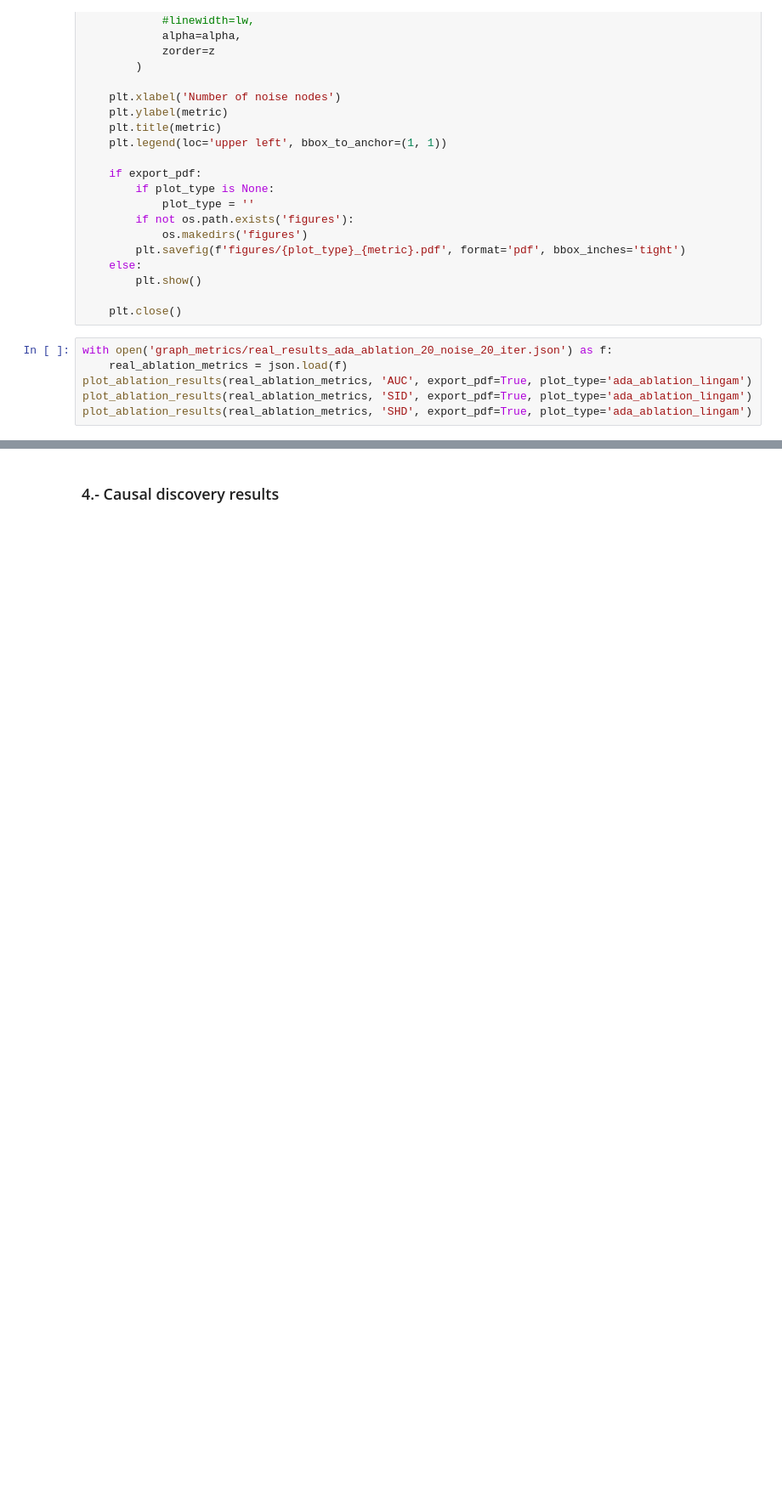
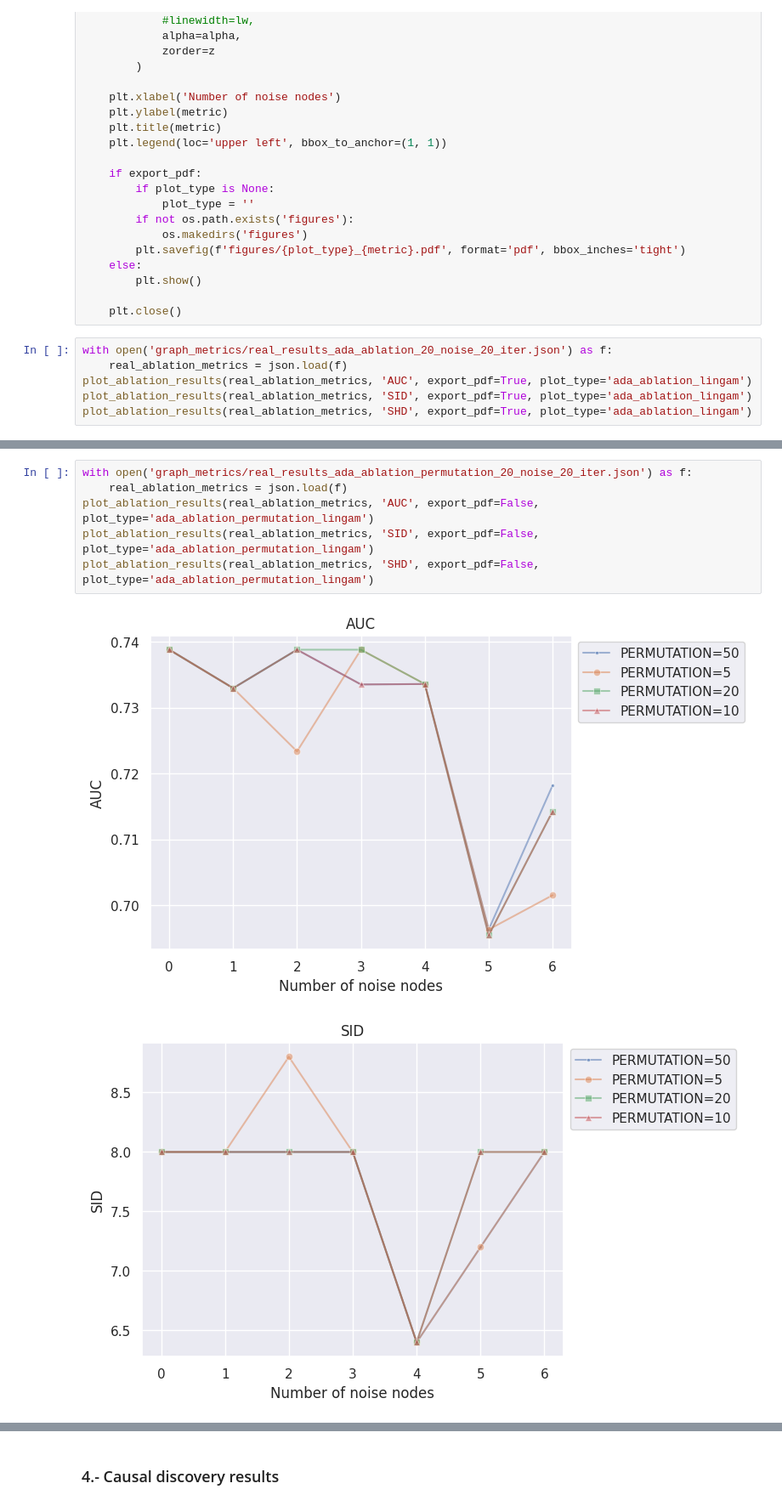
Before and after one commit to ertis-research/NA-LiNGAM, a Jupyter notebook: plot_results.ipynb, the cells around one changed output, grey strips where cells are left out. Shown at 85% size. Drawn from its saved outputs; the diff is of its cells as text; blank space fills up the shorter version.

```diff
--- a/plot_results.ipynb
+++ b/plot_results.ipynb
@@ -231,0 +242,9 @@ plot_ablation_results(real_ablation_metrics, 'SHD', export_pdf=True, plot_type='
+# %%
+with open('graph_metrics/real_results_ada_ablation_permutation_20_noise_20_iter.json') as f:
+    real_ablation_metrics = json.load(f)
+plot_ablation_results(real_ablation_metrics, 'AUC', export_pdf=False, plot_type='ada_ablation_permutation_lingam')
+plot_ablation_results(real_ablation_metrics, 'SID', export_pdf=False, plot_type='ada_ablation_permutation_lingam')
+plot_ablation_results(real_ablation_metrics, 'SHD', export_pdf=False, plot_type='ada_ablation_permutation_lingam')
+# %% [output]
+[figure, added]
+[figure, added]
```
Also changed, not shown: parts of 5 cells of this notebook, 8 other files.
